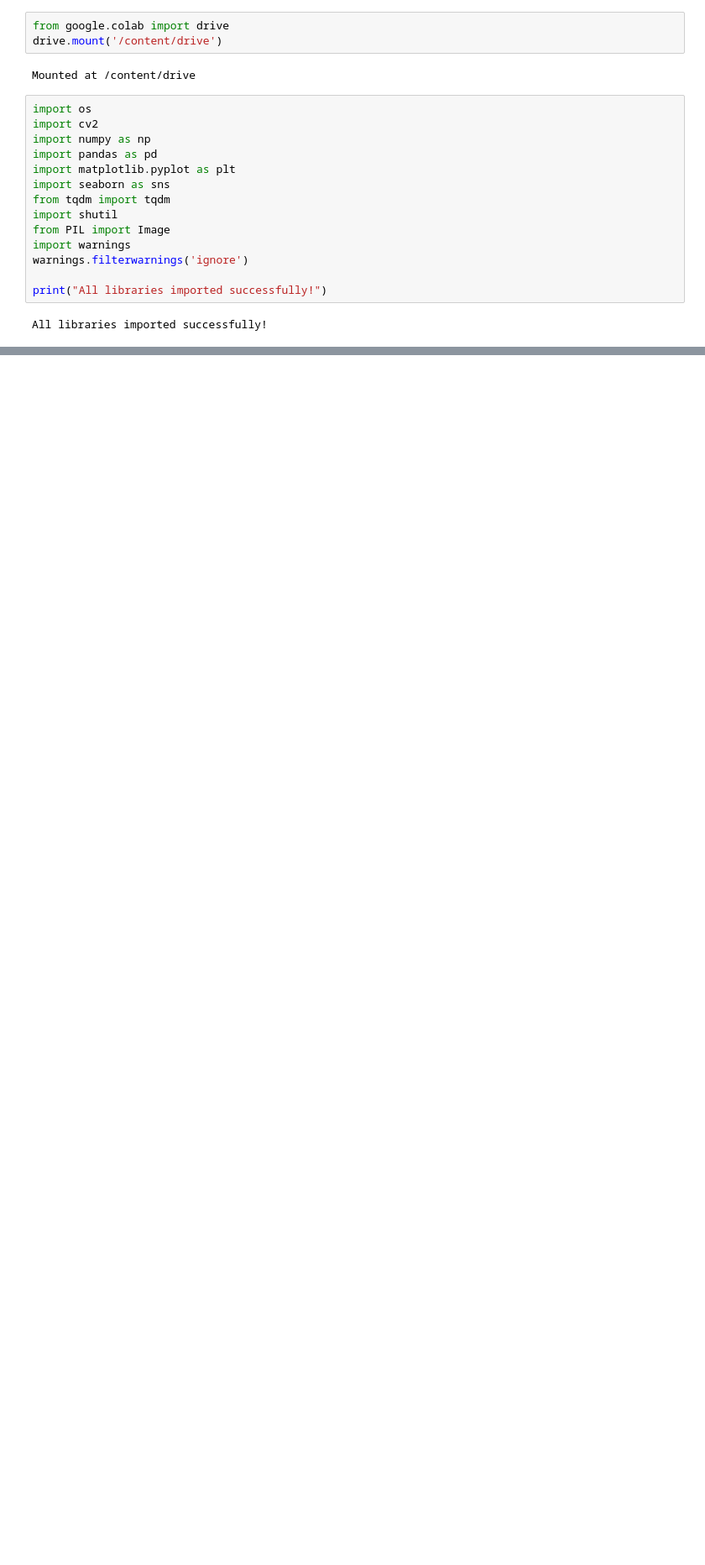
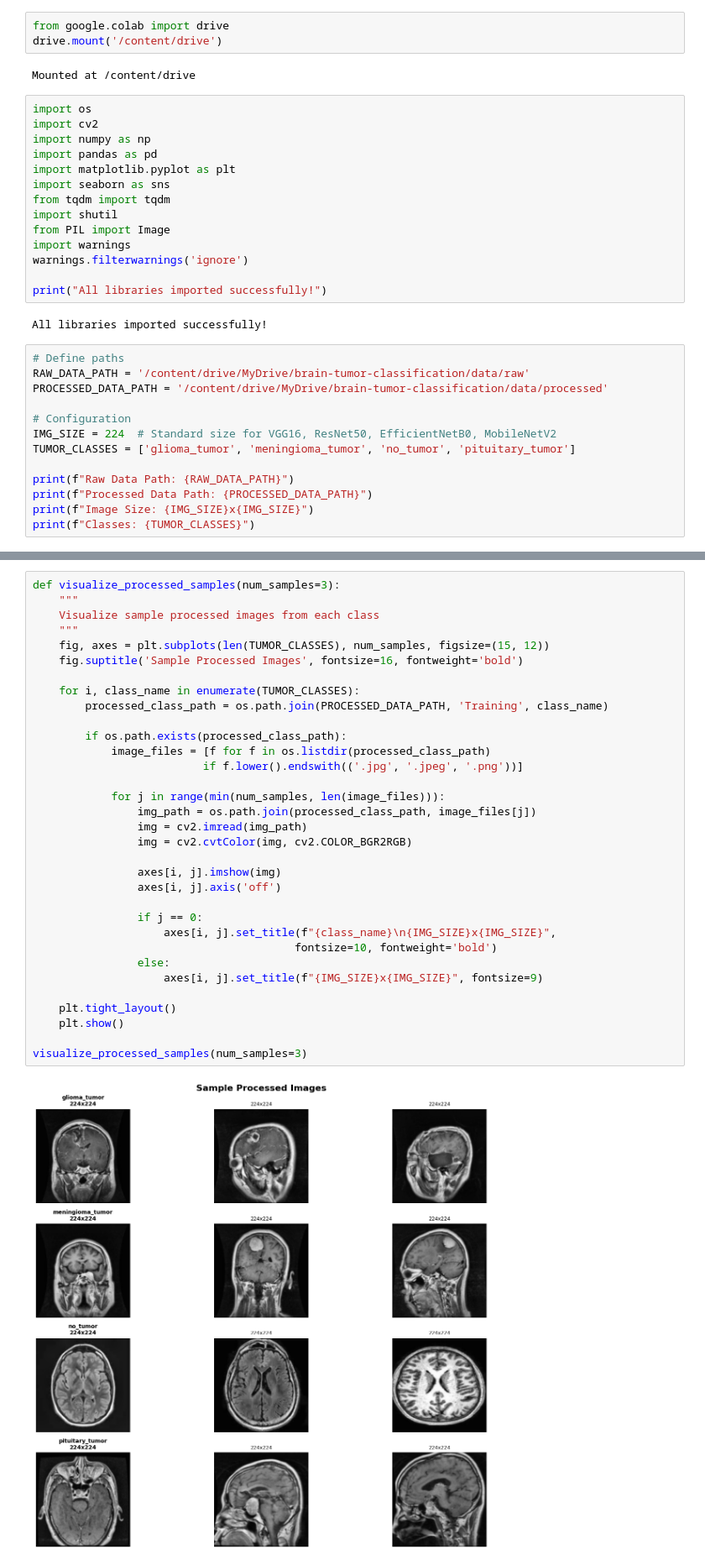
Before and after one commit to SNWE159/brain-tumor-classification, a Jupyter notebook: notebooks/01_Preprocessing.ipynb, the cells around one changed output, grey strips where cells are left out. Shown at 84% size. Cells and saved outputs as stored; diff of their text form; blank space fills up the shorter version.

Commit message:
doing cleaning and preprocessing part for images

```diff
--- a/notebooks/01_Preprocessing.ipynb
+++ b/notebooks/01_Preprocessing.ipynb
@@ -20,4 +20,16 @@ print("All libraries imported successfully!")
 # %% [output]
 All libraries imported successfully!
 # %%
+# Define paths
+RAW_DATA_PATH = '/content/drive/MyDrive/brain-tumor-classification/data/raw'
+PROCESSED_DATA_PATH = '/content/drive/MyDrive/brain-tumor-classification/data/processed'
+
+# Configuration
+IMG_SIZE = 224  # Standard size for VGG16, ResNet50, EfficientNetB0, MobileNetV2
+TUMOR_CLASSES = ['glioma_tumor', 'meningioma_tumor', 'no_tumor', 'pituitary_tumor']
+
+print(f"Raw Data Path: {RAW_DATA_PATH}")
+print(f"Processed Data Path: {PROCESSED_DATA_PATH}")
+print(f"Image Size: {IMG_SIZE}x{IMG_SIZE}")
+print(f"Classes: {TUMOR_CLASSES}")
 # %% [output]
@@ -24,0 +337,35 @@ fatal: not a git repository (or any of the parent directories): .git
+# %%
+def visualize_processed_samples(num_samples=3):
+    """
+    Visualize sample processed images from each class
+    """
+    fig, axes = plt.subplots(len(TUMOR_CLASSES), num_samples, figsize=(15, 12))
+    fig.suptitle('Sample Processed Images', fontsize=16, fontweight='bold')
+
+    for i, class_name in enumerate(TUMOR_CLASSES):
+        processed_class_path = os.path.join(PROCESSED_DATA_PATH, 'Training', class_name)
+
+        if os.path.exists(processed_class_path):
+            image_files = [f for f in os.listdir(processed_class_path)
+                          if f.lower().endswith(('.jpg', '.jpeg', '.png'))]
+
+            for j in range(min(num_samples, len(image_files))):
+                img_path = os.path.join(processed_class_path, image_files[j])
+                img = cv2.imread(img_path)
+                img = cv2.cvtColor(img, cv2.COLOR_BGR2RGB)
+
+                axes[i, j].imshow(img)
+                axes[i, j].axis('off')
+
+                if j == 0:
+                    axes[i, j].set_title(f"{class_name}\n{IMG_SIZE}x{IMG_SIZE}",
+                                        fontsize=10, fontweight='bold')
+                else:
+                    axes[i, j].set_title(f"{IMG_SIZE}x{IMG_SIZE}", fontsize=9)
+
+    plt.tight_layout()
+    plt.show()
+
+visualize_processed_samples(num_samples=3)
+# %% [output]
+[figure, added]
```
Also changed, not shown: parts of 9 cells of this notebook.
